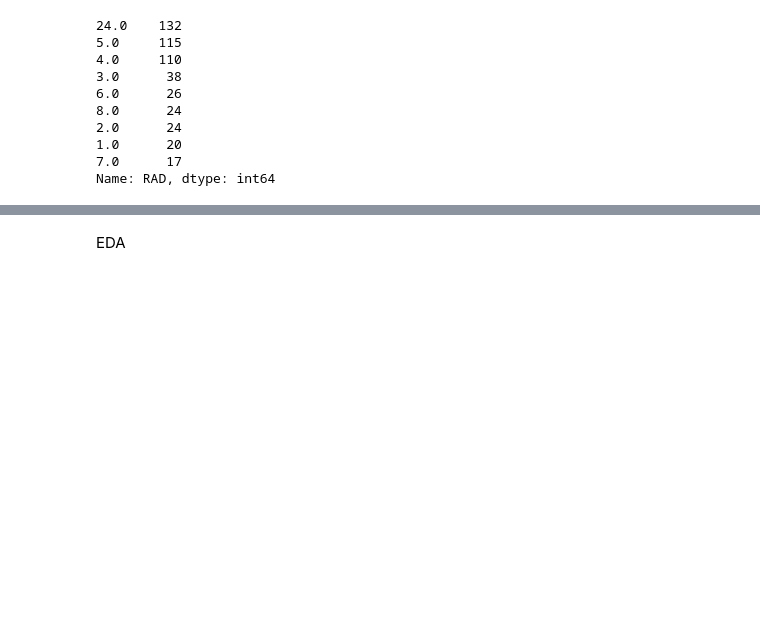
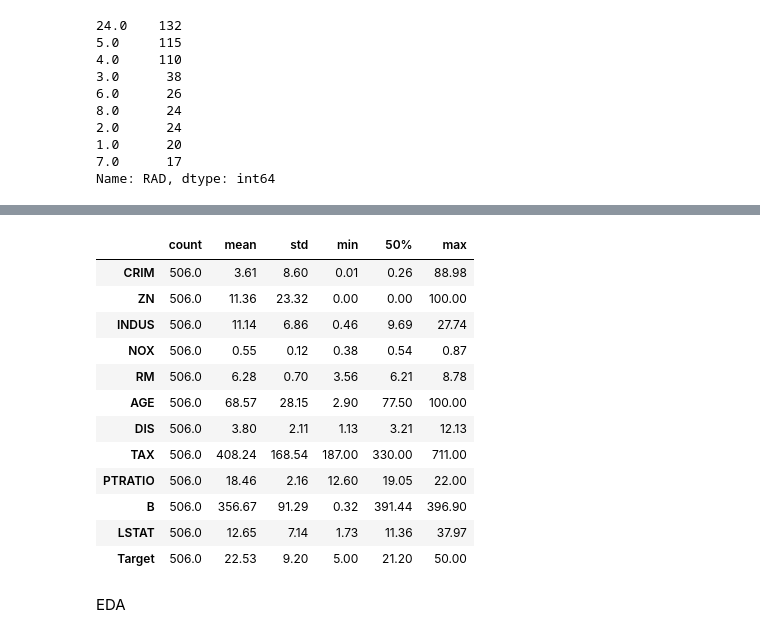
Before and after one commit to navinniish/Linear-Regression, a Jupyter notebook: linear regression on boston data.ipynb, the cells around one changed output, grey strips where cells are left out. Saved outputs shown, nothing was run; the diff lists cells and outputs as text; code cells hidden in the pictures; blank space fills up the shorter version.

```diff
--- a/linear regression on boston data.ipynb
+++ b/linear regression on boston data.ipynb
@@ -70,5 +93,21 @@ df1['RAD'] = df1['RAD'].astype('object')
 # %%
 #we have converted two columns into categorical
+# %%
+df1.describe(percentiles=[0.50]).T.round(2)
+# %% [output]
+|  | count | mean | std | min | 50% | max |
+| CRIM | 506.0 | 3.61 | 8.60 | 0.01 | 0.26 | 88.98 |
+| ZN | 506.0 | 11.36 | 23.32 | 0.00 | 0.00 | 100.00 |
+| INDUS | 506.0 | 11.14 | 6.86 | 0.46 | 9.69 | 27.74 |
+| NOX | 506.0 | 0.55 | 0.12 | 0.38 | 0.54 | 0.87 |
+| RM | 506.0 | 6.28 | 0.70 | 3.56 | 6.21 | 8.78 |
+| AGE | 506.0 | 68.57 | 28.15 | 2.90 | 77.50 | 100.00 |
+| DIS | 506.0 | 3.80 | 2.11 | 1.13 | 3.21 | 12.13 |
+| TAX | 506.0 | 408.24 | 168.54 | 187.00 | 330.00 | 711.00 |
+| PTRATIO | 506.0 | 18.46 | 2.16 | 12.60 | 19.05 | 22.00 |
+| B | 506.0 | 356.67 | 91.29 | 0.32 | 391.44 | 396.90 |
+| LSTAT | 506.0 | 12.65 | 7.14 | 1.73 | 11.36 | 37.97 |
+| Target | 506.0 | 22.53 | 9.20 | 5.00 | 21.20 | 50.00 |
 # %% [markdown]
 EDA
 # %%
```
Also changed, not shown: parts of 37 cells of this notebook.
